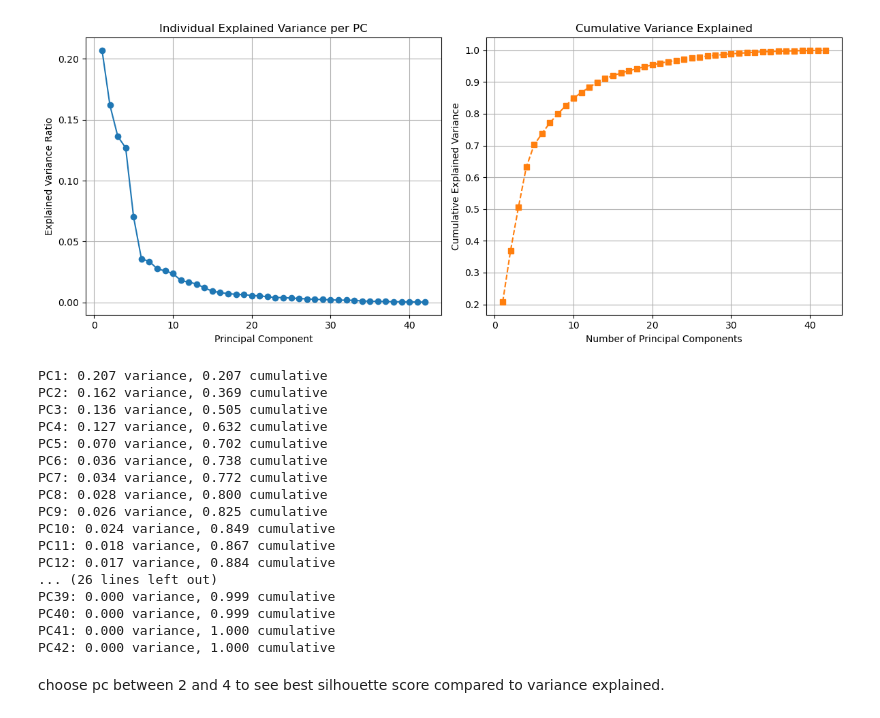
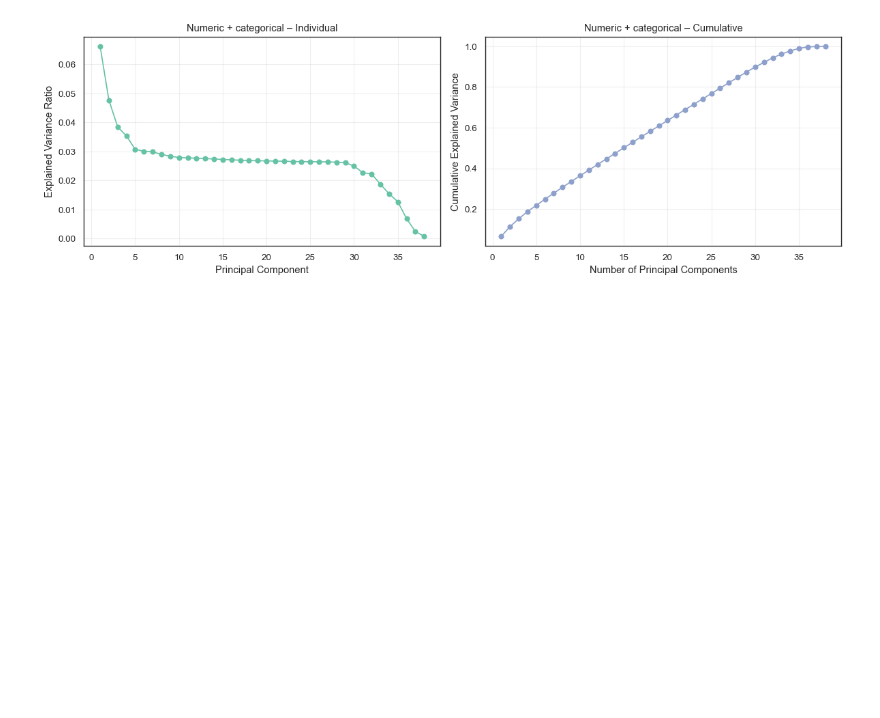
Before and after one commit to EKorczakitu/Clustered-Together, a Jupyter notebook: notebooks/01_B_PCA+CLUSTERING.ipynb, the cells around one changed output. Cells and saved outputs as stored; diff of their text form; code cells hidden in the pictures; blank space fills up the shorter version.

```diff
--- a/notebooks/01_B_PCA+CLUSTERING.ipynb
+++ b/notebooks/01_B_PCA+CLUSTERING.ipynb
@@ -38,49 +54,48 @@ data_encoded = data_encoded.drop(columns=["ClaimNb", "Exposure", "Claim_rate", "
+# %%
+
+# Numeric + dummy
+X_num_dummy = X[numeric_cols + dummy_cols]
+X_num_dummy_scaled = StandardScaler().fit_transform(X_num_dummy)
+
+
+# Numeric + dummy PCA
+pca_all = PCA().fit(X_num_dummy_scaled)
+expl_all = pca_all.explained_variance_ratio_
+cum_all = np.cumsum(expl_all)
 # %%
-pca_full = PCA().fit(data_encoded)
-explained = pca_full.explained_variance_ratio_
-cumulative = np.cumsum(explained)
-pcs = np.arange(1, len(explained) + 1)
+import seaborn as sns
+sns.set_theme(
+    style="white",
+    context="paper",
+    font_scale=1.1)
 
-fig, axes = plt.subplots(1, 2, figsize=(12, 5))
+pcs_num = np.arange(1, len(expl_all) + 1)
+
+fig, axes = plt.subplots(1, 2, figsize=(12, 4))
 
 # Individual explained variance
-axes[0].plot(pcs, explained, marker='o', color='tab:blue')
+axes[0].plot(
+    pcs_num, expl_all,
+    marker='o',
+    color=sns.color_palette("Set2")[0]
+)
 axes[0].set_xlabel('Principal Component')
 axes[0].set_ylabel('Explained Variance Ratio')
-axes[0].set_title('Individual Explained Variance per PC')
-axes[0].grid(True)
+axes[0].set_title('Numeric + categorical – Individual')
+axes[0].grid(True, alpha=0.3)
 
-# Cumulative explained variance
-axes[1].plot(pcs, cumulative, marker='s', linestyle='--', color='tab:orange')
+# Cumulative explained variance (different color)
+axes[1].plot(
+    pcs_num, cum_all,
+    marker='o',
+    color=sns.color_palette("Set2")[2]
+)
 axes[1].set_xlabel('Number of Principal Components')
 axes[1].set_ylabel('Cumulative Explained Variance')
-axes[1].set_title('Cumulative Variance Explained')
-axes[1].grid(True)
+axes[1].set_title('Numeric + categorical – Cumulative')
+axes[1].grid(True, alpha=0.3)
 
 plt.tight_layout()
 plt.show()
-
-# Print numeric summary
-for i, (var, cum) in enumerate(zip(explained, cumulative)):
-    print(f"PC{i+1}: {var:.3f} variance, {cum:.3f} cumulative")
 # %% [output]
-[figure, old version]
+[figure, new version]
-PC1: 0.207 variance, 0.207 cumulative
-PC2: 0.162 variance, 0.369 cumulative
-PC3: 0.136 variance, 0.505 cumulative
-PC4: 0.127 variance, 0.632 cumulative
-PC5: 0.070 variance, 0.702 cumulative
-PC6: 0.036 variance, 0.738 cumulative
-PC7: 0.034 variance, 0.772 cumulative
-PC8: 0.028 variance, 0.800 cumulative
-PC9: 0.026 variance, 0.825 cumulative
-PC10: 0.024 variance, 0.849 cumulative
-PC11: 0.018 variance, 0.867 cumulative
-PC12: 0.017 variance, 0.884 cumulative
-... (26 lines left out)
-PC39: 0.000 variance, 0.999 cumulative
-PC40: 0.000 variance, 0.999 cumulative
-PC41: 0.000 variance, 1.000 cumulative
-PC42: 0.000 variance, 1.000 cumulative
-# %% [markdown]
-choose pc between 2 and 4 to see best silhouette score compared to variance explained.
```
Also changed, not shown: parts of 16 cells of this notebook, 3 other files.
